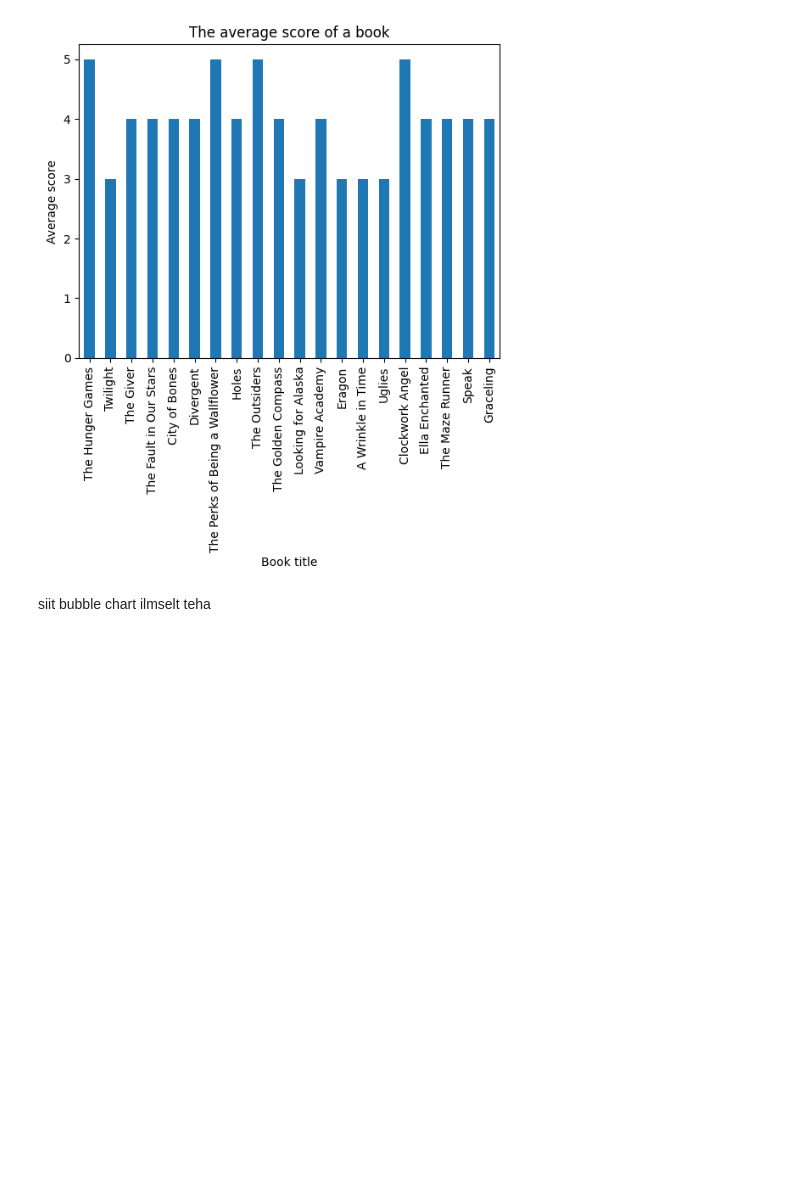
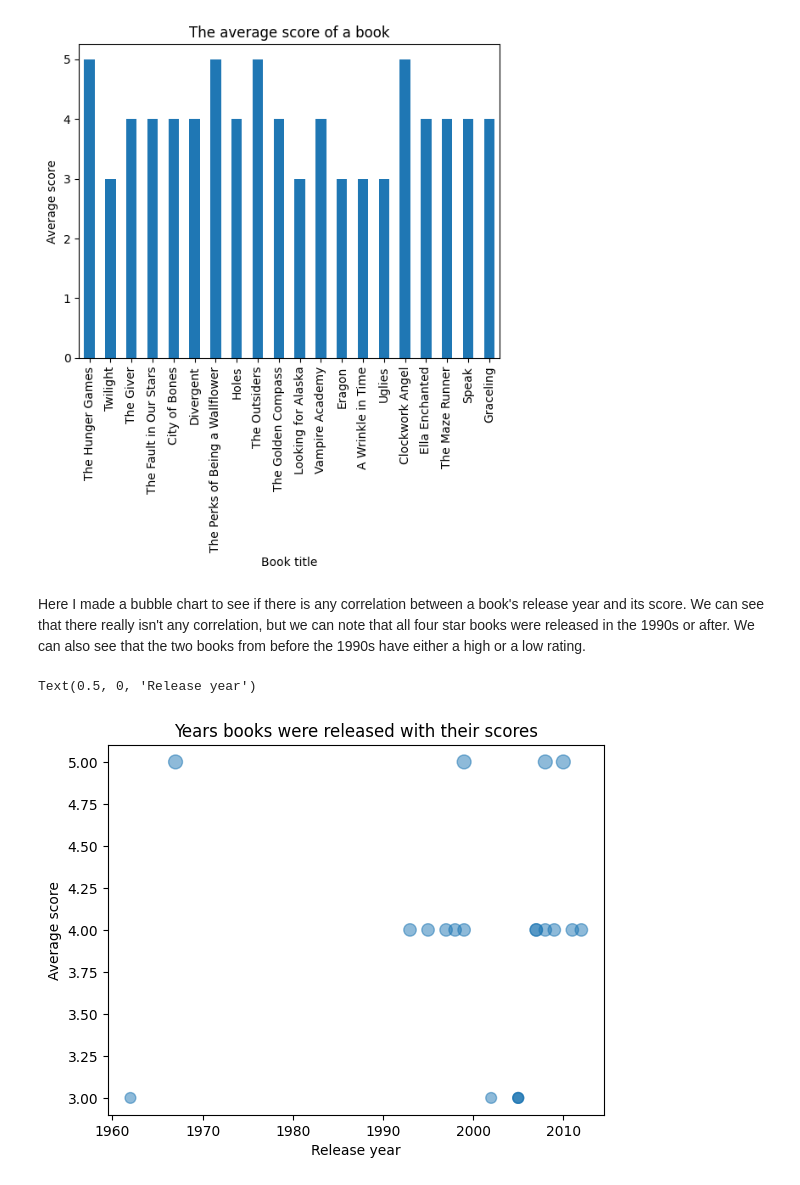
Before and after one commit to Gretulja/dt-2026-data-visualisation-copy, a Jupyter notebook: notebooks/Digitalhumanities/Homework/Assignment.ipynb, the cells around one changed output. Drawn from its saved outputs; the diff is of its cells as text; code cells hidden in the pictures; blank space fills up the shorter version.

```diff
--- a/notebooks/Digitalhumanities/Homework/Assignment.ipynb
+++ b/notebooks/Digitalhumanities/Homework/Assignment.ipynb
@@ -35,5 +35,16 @@ plt.ylabel("Average score")
 plt.show()
 # %% [output]
 [figure]
-# %% [markdown]
-siit bubble chart ilmselt teha
+# %% [markdown]
+Here I made a bubble chart to see if there is any correlation between a book's release year and its score. We can see that there really isn't any correlation, but we can note that all four star books were released in the 1990s or after. We can also see that the two books from before the 1990s have either a high or a low rating.
+# %%
+import pandas as pd
+import matplotlib.pyplot as plt
+df = pd.read_csv("5. digitalhumanities dataset.csv")
+plt.scatter(df["Year"], df["Average_score_on_internet"], s=df["Average_score_on_internet"]*20, alpha=0.5)
+plt.title("Years books were released with their scores")
+plt.ylabel("Average score")
+plt.xlabel("Release year")
+# %% [output]
+Text(0.5, 0, 'Release year')
+[figure, added]
```
Also changed, not shown: parts of 8 cells of this notebook, 1 other file.
